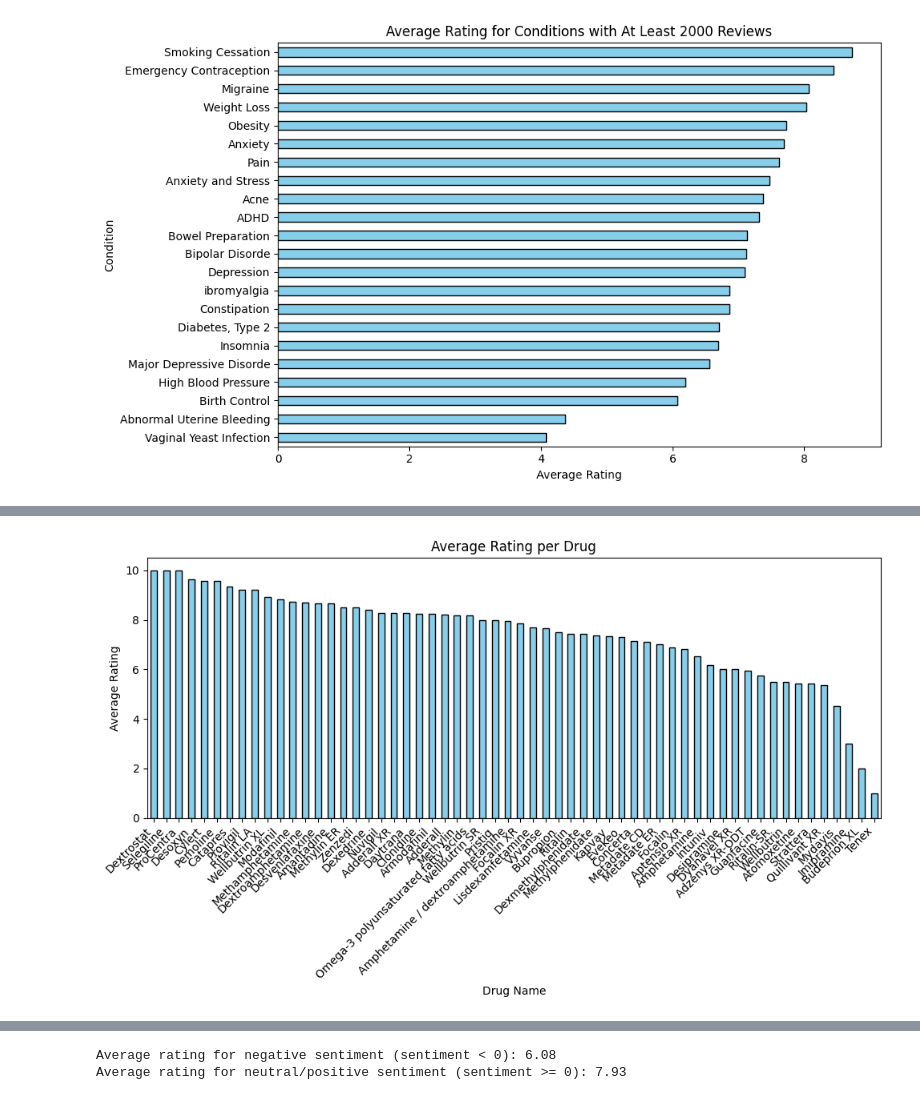
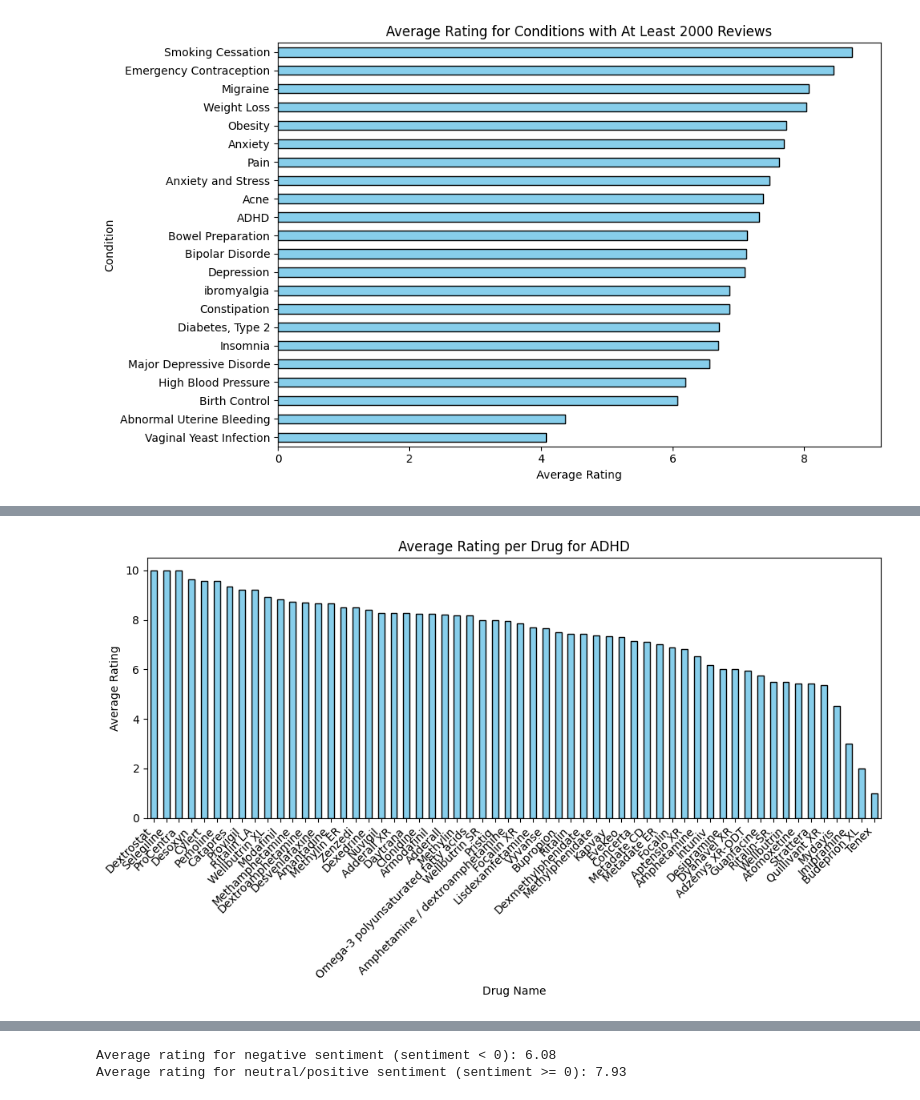
Before and after one commit to omarsagoo/drug-review-analysis, a Jupyter notebook: notebooks/drug_review_analysis.ipynb, the cells around one changed output, grey strips where cells are left out. Cells and saved outputs as stored; diff of their text form; code cells hidden in the pictures.

```diff
--- a/notebooks/drug_review_analysis.ipynb
+++ b/notebooks/drug_review_analysis.ipynb
@@ -48,0 +25,28 @@ plt.show()
+# %%
+#create a total data from the Drugs
+data_original = Drugs.data.original
+
+# Checking for missing values in the dataset
+missing_values = data_original.isnull().sum()
+
+# Drop the rows with the missing condition value.
+data_original = data_original.dropna()
+
+# Basic summary statistics for numerical columns
+numerical_summary = data_original.describe()
+
+# Distribution of unique values for categorical columns
+drug_count = data_original['drugName'].nunique()
+condition_count = data_original['condition'].nunique()
+
+# Summarize text review column (average length of reviews)
+data_original['review_length'] = data_original['review'].apply(lambda x: len(x.split()))
+
+average_review_length = data_original['review_length'].mean()
+
+# Display key stats
+print(f"Missing Values \n{missing_values}\n")
+print(f"Numerical Summary: \n{numerical_summary}\n")
+print(f"Number of unique drugs: {drug_count}")
+print(f"Number of unique conditions: {condition_count}")
+print(f"Average length of review: {round(average_review_length)}")
@@ -48,0 +71,11 @@ plt.show()
+# %%
+# Convert 'date' column to datetime format
+data_original['date'] = pd.to_datetime(data_original['date'], format="%d-%b-%y", errors='coerce')
+
+# Extract year from the date
+data_original['year'] = data_original['date'].dt.year
+# Extract the month from the date
+data_original['month'] = data_original['date'].dt.month
+
+# Group data by year and month, and calculate the number of reviews and average rating
+data_original['year_month'] = data_original['date'].dt.to_period('M')
@@ -106,7 +284,7 @@ plt.show()
 # %% [output]
 [figure]
 # %%
-adhd = drug_features[drug_features["condition"] == "ADHD"]
+adhd = data_original[data_original["condition"] == "ADHD"]
 
 plt.figure(figsize=(12, 5))
 
@@ -141,20 +319,20 @@ plt.show()
 # %%
 # Calculate the average rating for each drug
 avg_rating_per_drug = adhd.groupby("drugName")["rating"].mean()
 
 # Plotting the average rating per drug
 plt.figure(figsize=(10, 6))
 avg_rating_per_drug.sort_values(ascending=False).plot(kind="bar", color="skyblue", edgecolor="black")
-plt.title("Average Rating per Drug")
+plt.title("Average Rating per Drug for ADHD")
 plt.xlabel("Drug Name")
 plt.ylabel("Average Rating")
 plt.xticks(rotation=45, ha="right")
 plt.tight_layout()
 
 # Show the plot
 plt.show()
 # %% [output]
-[figure, old version]
+[figure, new version]
 # %%
 from utils.side_effects import check_side_effects
 
```
Also changed, not shown: parts of 15 cells of this notebook.
